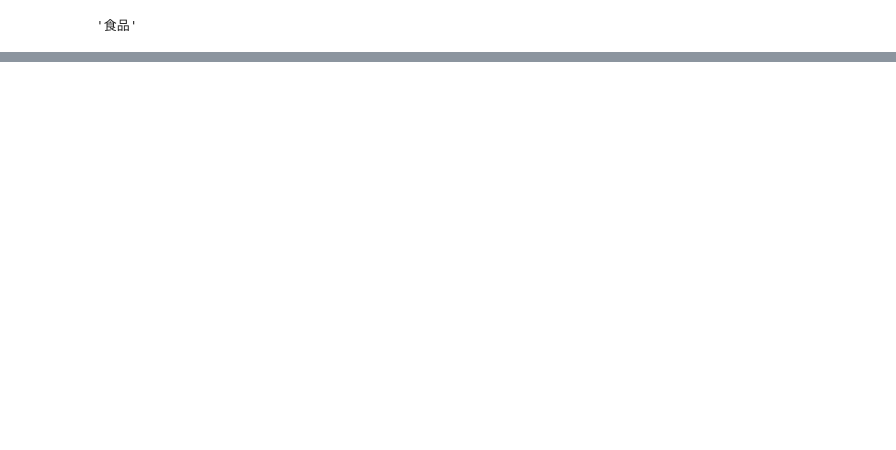
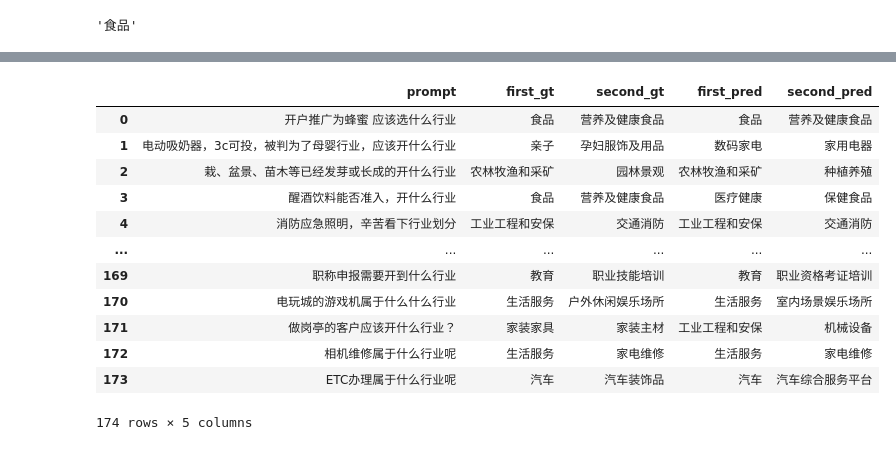
Before and after one commit to yenanjing/OpenZero, a Jupyter notebook: examples/data_preprocess/open_industry.ipynb, the cells around one changed output, grey strips where cells are left out. Cells and saved outputs as stored; diff of their text form; code cells hidden in the pictures; blank space fills up the shorter version.

```diff
--- a/examples/data_preprocess/open_industry.ipynb
+++ b/examples/data_preprocess/open_industry.ipynb
@@ -208,0 +285,4 @@ td["first_industry"]
+# %%
+hy_train_shuf_df = hy_train.sample(frac=1).reset_index(drop=True)
+file = "/Users/wenweili/Desktop/AI客服/开户行业/hy_open_industry_train_v3.jsonl"
+hy_train_shuf_df.to_json(file, orient="records", lines=True, force_ascii=False)
@@ -208,0 +379,5 @@ td["first_industry"]
+# %%
+import pandas as pd
+
+df_test = pd.read_excel("/Users/wenweili/Desktop/AI客服/开户行业/妙问开户行业数据集_v3_test.xlsx")
+df_test
@@ -208,0 +398,30 @@ td["first_industry"]
+# %%
+results = []
+f_c = 0
+s_c = 0
+
+for idx, row in df_test.iterrows():
+    prompt = row["问题描述"]
+    answer = request_hy(prompt)
+    gt = eval(row["answer"])
+    f_g = gt["first_industry"]
+    s_g = gt["second_industry"]
+    try:
+        f_a = answer.split("；")[0].split("：")[1].strip()
+        s_a = answer.split("；")[1].split("：")[1].strip()
+    except:
+        f_a = ""
+        s_a = ""
+    results.append([prompt, f_g, s_g, f_a, s_a])
+    if f_g == f_a:
+        f_c += 1
+    if s_g == s_a:
+        s_c += 1
+    if idx < 5:
+        print(row["问题描述"])
+        print("gt:", f_g, s_g)
+        print("pred:", f_a, s_a)
+        print()
+
+print("一级行业准确率：" + str(f_c / len(df_test)))
+print("二级行业准确率：" + str(s_c / len(df_test)))
@@ -208,0 +446,17 @@ td["first_industry"]
+# %%
+results_df = pd.DataFrame(results, columns=["prompt", "first_gt", "second_gt", "first_pred", "second_pred"])
+results_df
+# %% [output]
+|  | prompt | first_gt | second_gt | first_pred | second_pred |
+| 0 | 开户推广为蜂蜜 应该选什么行业 | 食品 | 营养及健康食品 | 食品 | 营养及健康食品 |
+| 1 | 电动吸奶器，3c可投，被判为了母婴行业，应该开什么行业 | 亲子 | 孕妇服饰及用品 | 数码家电 | 家用电器 |
+| 2 | 栽、盆景、苗木等已经发芽或长成的开什么行业 | 农林牧渔和采矿 | 园林景观 | 农林牧渔和采矿 | 种植养殖 |
+| 3 | 醒酒饮料能否准入，开什么行业 | 食品 | 营养及健康食品 | 医疗健康 | 保健食品 |
+| 4 | 消防应急照明，辛苦看下行业划分 | 工业工程和安保 | 交通消防 | 工业工程和安保 | 交通消防 |
+| ... | ... | ... | ... | ... | ... |
+| 169 | 职称申报需要开到什么行业 | 教育 | 职业技能培训 | 教育 | 职业资格考证培训 |
+| 170 | 电玩城的游戏机属于什么什么行业 | 生活服务 | 户外休闲娱乐场所 | 生活服务 | 室内场景娱乐场所 |
+| 171 | 做岗亭的客户应该开什么行业？ | 家装家具 | 家装主材 | 工业工程和安保 | 机械设备 |
+| 172 | 相机维修属于什么行业呢 | 生活服务 | 家电维修 | 生活服务 | 家电维修 |
+| 173 | ETC办理属于什么行业呢 | 汽车 | 汽车装饰品 | 汽车 | 汽车综合服务平台 |
+174 rows × 5 columns
```
Also changed, not shown: parts of 10 cells of this notebook, 5 other files.
